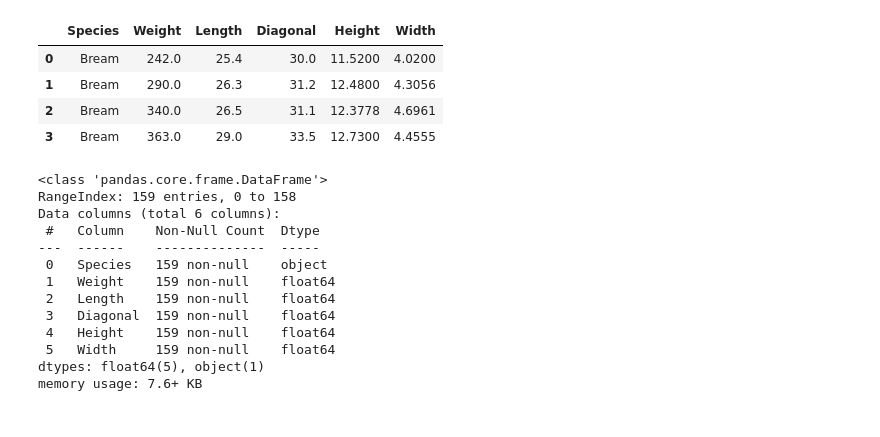
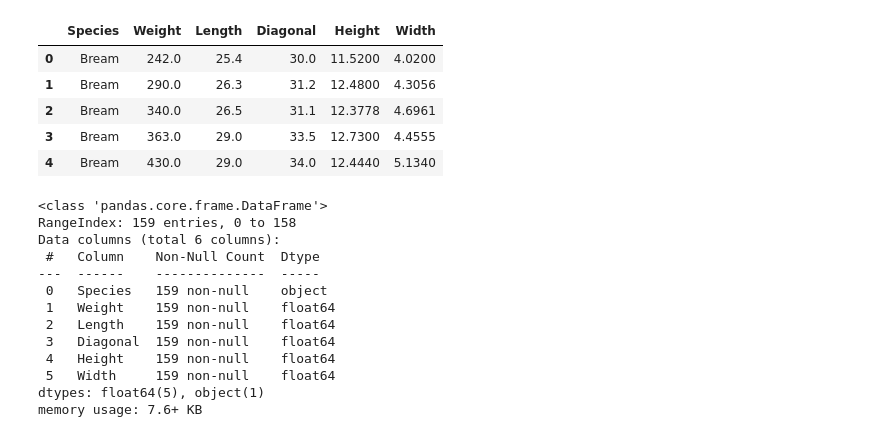
Before and after one commit to DavidJeonKr/lab_python, a Jupyter notebook: ml03_train_test_scaling.ipynb, the cells around one changed output. Cells and saved outputs as stored; diff of their text form; code cells hidden in the pictures.

```diff
--- a/ml03_train_test_scaling.ipynb
+++ b/ml03_train_test_scaling.ipynb
@@ -36,11 +48,12 @@ fish = pd.read_csv(fish_csv)
 # %%
-fish.head(4)
+fish.head()
 # %% [output]
 |  | Species | Weight | Length | Diagonal | Height | Width |
 | 0 | Bream | 242.0 | 25.4 | 30.0 | 11.5200 | 4.0200 |
 | 1 | Bream | 290.0 | 26.3 | 31.2 | 12.4800 | 4.3056 |
 | 2 | Bream | 340.0 | 26.5 | 31.1 | 12.3778 | 4.6961 |
 | 3 | Bream | 363.0 | 29.0 | 33.5 | 12.7300 | 4.4555 |
+| 4 | Bream | 430.0 | 29.0 | 34.0 | 12.4440 | 5.1340 |
 # %%
 fish.info()
 # %% [output]
```
Also changed, not shown: parts of 120 cells of this notebook.
